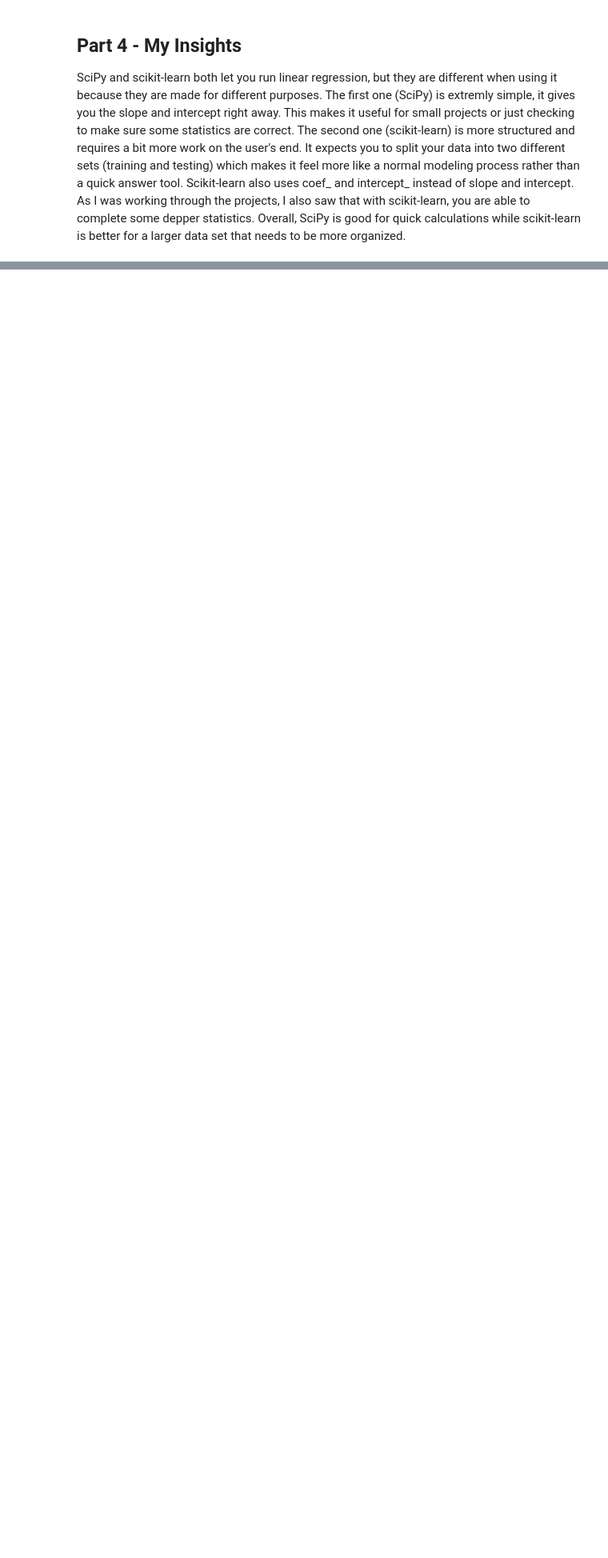
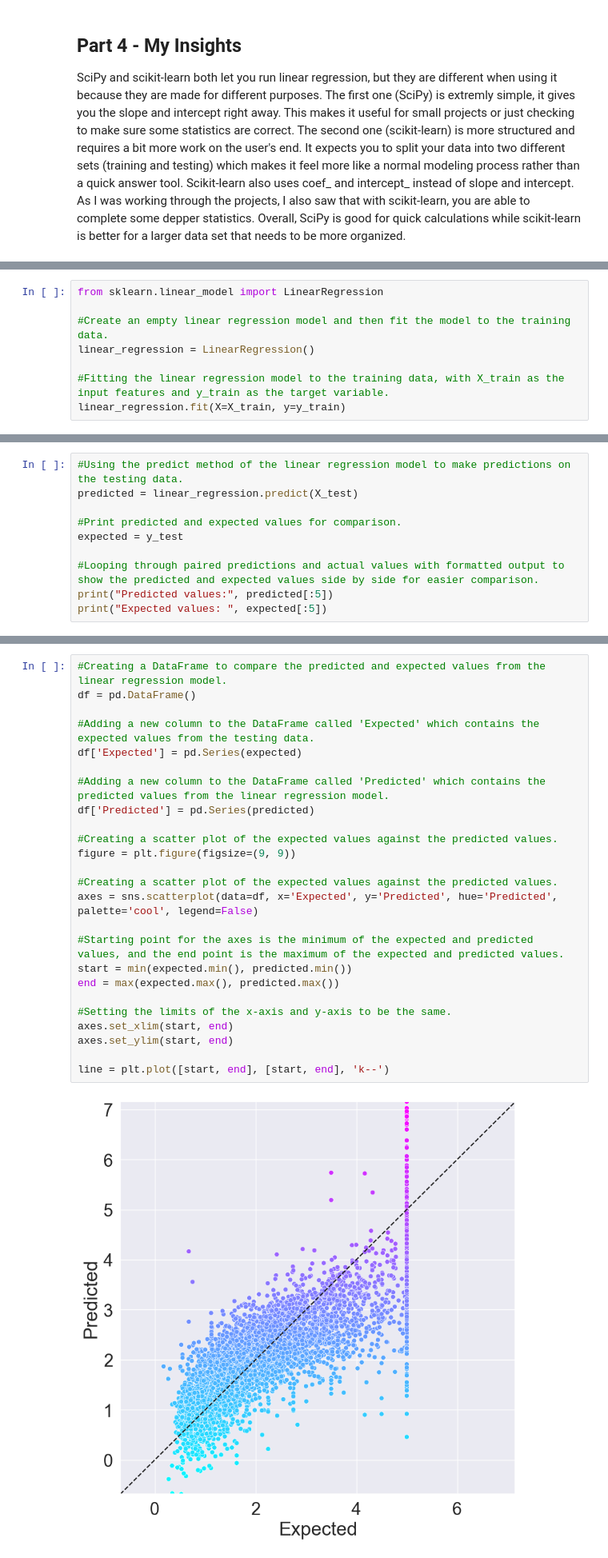
Before and after one commit to asbourgeois/datafun-07-ml, a Jupyter notebook: notebooks/asbourgeois_ml.ipynb, the cells around one changed output, grey strips where cells are left out. Shown at 80% size. Drawn from its saved outputs; the diff is of its cells as text; blank space fills up the shorter version.

```diff
--- a/notebooks/asbourgeois_ml.ipynb
+++ b/notebooks/asbourgeois_ml.ipynb
@@ -287,0 +427,8 @@ SciPy and scikit-learn both let you run linear regression, but they are differen
+# %%
+from sklearn.linear_model import LinearRegression
+
+#Create an empty linear regression model and then fit the model to the training data.
+linear_regression = LinearRegression()
+
+#Fitting the linear regression model to the training data, with X_train as the input features and y_train as the target variable.
+linear_regression.fit(X=X_train, y=y_train)
@@ -287,0 +456,10 @@ SciPy and scikit-learn both let you run linear regression, but they are differen
+# %%
+#Using the predict method of the linear regression model to make predictions on the testing data.
+predicted = linear_regression.predict(X_test)
+
+#Print predicted and expected values for comparison.
+expected = y_test
+
+#Looping through paired predictions and actual values with formatted output to show the predicted and expected values side by side for easier comparison.
+print("Predicted values:", predicted[:5])
+print("Expected values: ", expected[:5])
@@ -287,0 +471,27 @@ SciPy and scikit-learn both let you run linear regression, but they are differen
+# %%
+#Creating a DataFrame to compare the predicted and expected values from the linear regression model.
+df = pd.DataFrame()
+
+#Adding a new column to the DataFrame called 'Expected' which contains the expected values from the testing data.
+df['Expected'] = pd.Series(expected)
+
+#Adding a new column to the DataFrame called 'Predicted' which contains the predicted values from the linear regression model.
+df['Predicted'] = pd.Series(predicted)
+
+#Creating a scatter plot of the expected values against the predicted values.
+figure = plt.figure(figsize=(9, 9))
+
+#Creating a scatter plot of the expected values against the predicted values.
+axes = sns.scatterplot(data=df, x='Expected', y='Predicted', hue='Predicted', palette='cool', legend=False)
+
+#Starting point for the axes is the minimum of the expected and predicted values, and the end point is the maximum of the expected and predicted values.
+start = min(expected.min(), predicted.min())
+end = max(expected.max(), predicted.max())
+
+#Setting the limits of the x-axis and y-axis to be the same.
+axes.set_xlim(start, end)
+axes.set_ylim(start, end)
+
+line = plt.plot([start, end], [start, end], 'k--')
+# %% [output]
+[figure, added]
```
Also changed, not shown: parts of 29 cells of this notebook.
